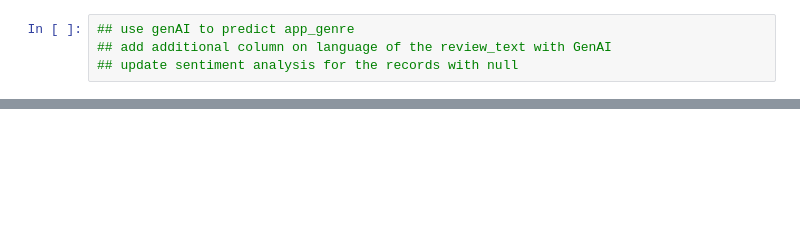
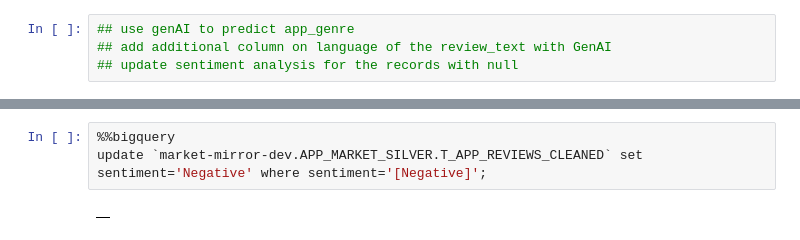
Before and after one commit to smvinodkumar910/market-mirror, a Jupyter notebook: backend/03_processing_data_01.ipynb, the cells around one changed output, grey strips where cells are left out. Drawn from its saved outputs; the diff is of its cells as text; blank space fills up the shorter version.

```diff
--- a/backend/03_processing_data_01.ipynb
+++ b/backend/03_processing_data_01.ipynb
@@ -249,0 +252,6 @@ and tgt.sentiment is null;
+# %%
+%%bigquery
+update `market-mirror-dev.APP_MARKET_SILVER.T_APP_REVIEWS_CLEANED` set
+sentiment='Negative' where sentiment='[Negative]';
+# %% [output]
+|  |
```
Also changed, not shown: parts of 24 cells of this notebook, 2 other files.
